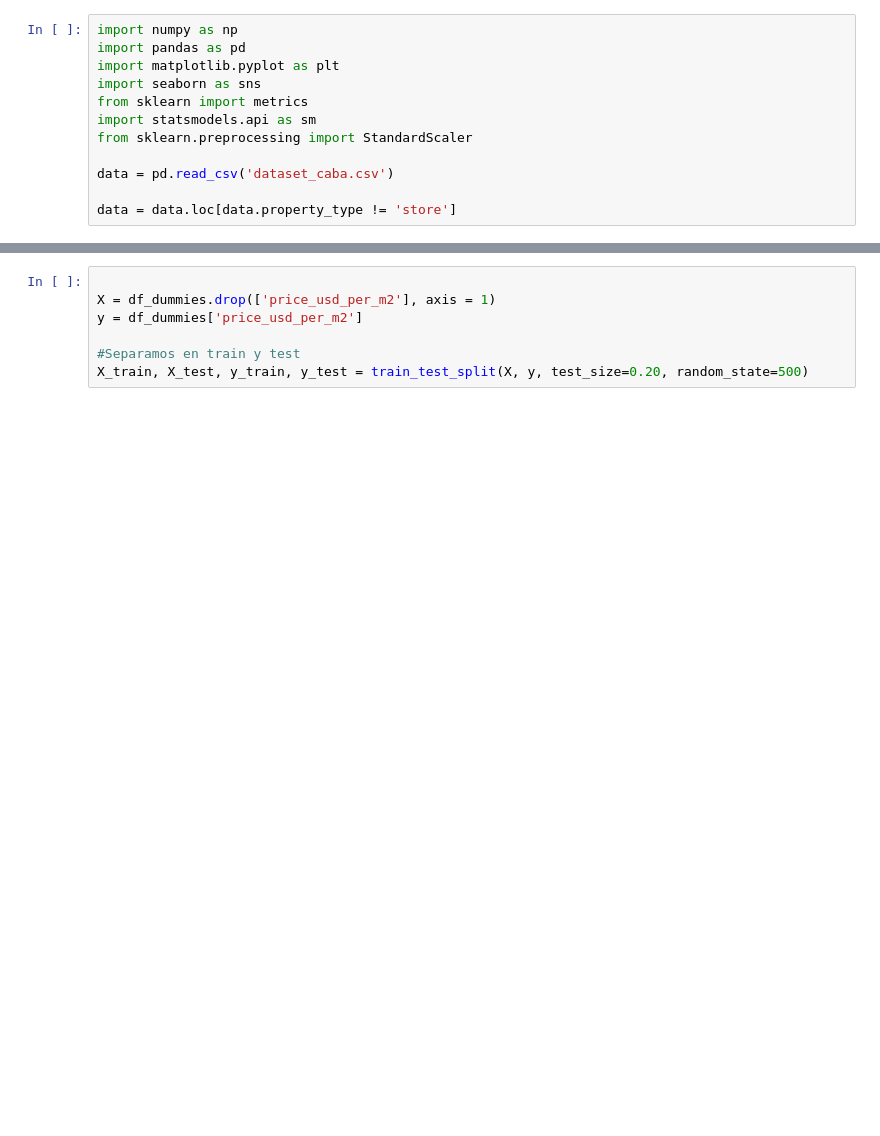
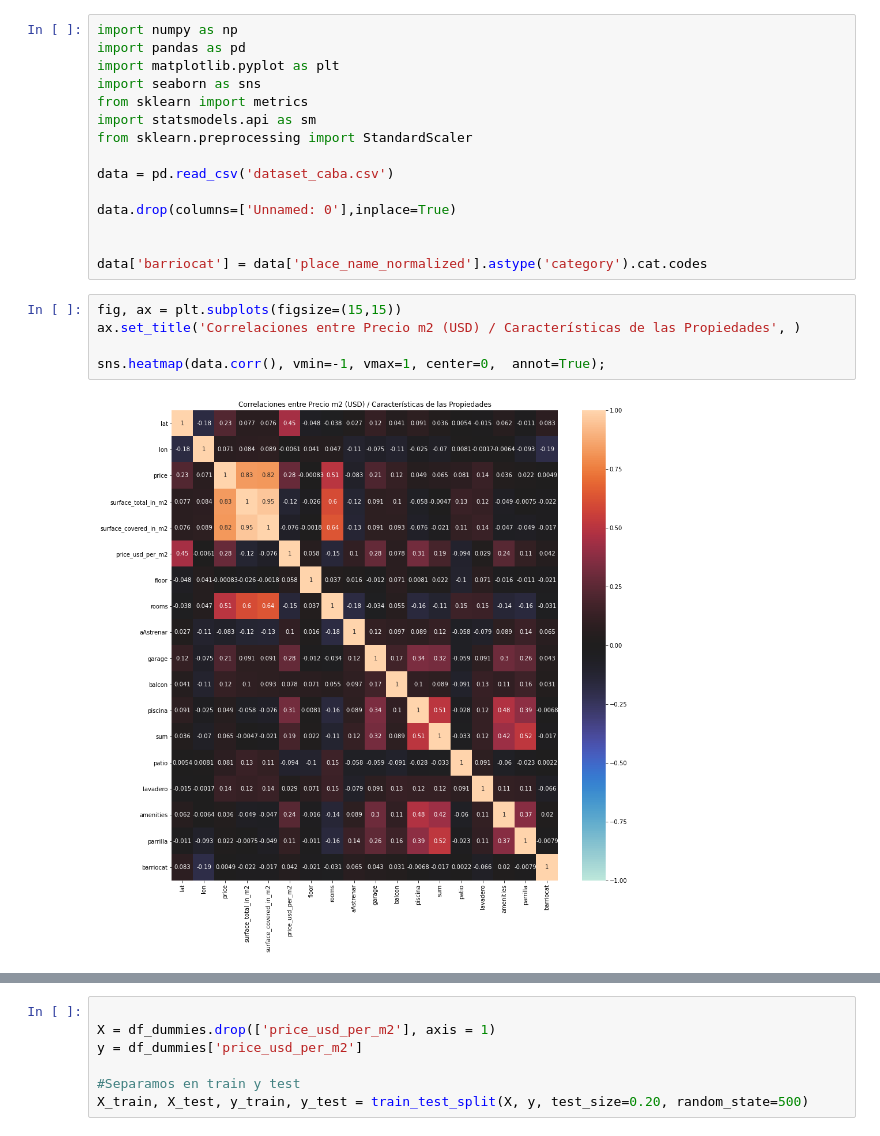
Before and after one commit to casagrandeale/TPDigitalHouse, a Jupyter notebook: tp/TP2.ipynb, the cells around one changed output, grey strips where cells are left out. Drawn from its saved outputs; the diff is of its cells as text; blank space fills up the shorter version.

```diff
--- a/tp/TP2.ipynb
+++ b/tp/TP2.ipynb
@@ -9,4 +9,14 @@ from sklearn.preprocessing import StandardScaler
 
 data = pd.read_csv('dataset_caba.csv')
 
-data = data.loc[data.property_type != 'store']
+data.drop(columns=['Unnamed: 0'],inplace=True)
+
+
+data['barriocat'] = data['place_name_normalized'].astype('category').cat.codes
+# %%
+fig, ax = plt.subplots(figsize=(15,15))
+ax.set_title('Correlaciones entre Precio m2 (USD) / Características de las Propiedades', )
+
+sns.heatmap(data.corr(), vmin=-1, vmax=1, center=0,  annot=True);
+# %% [output]
+[figure, added]
```
Also changed, not shown: parts of 13 cells of this notebook, 1 other file.
